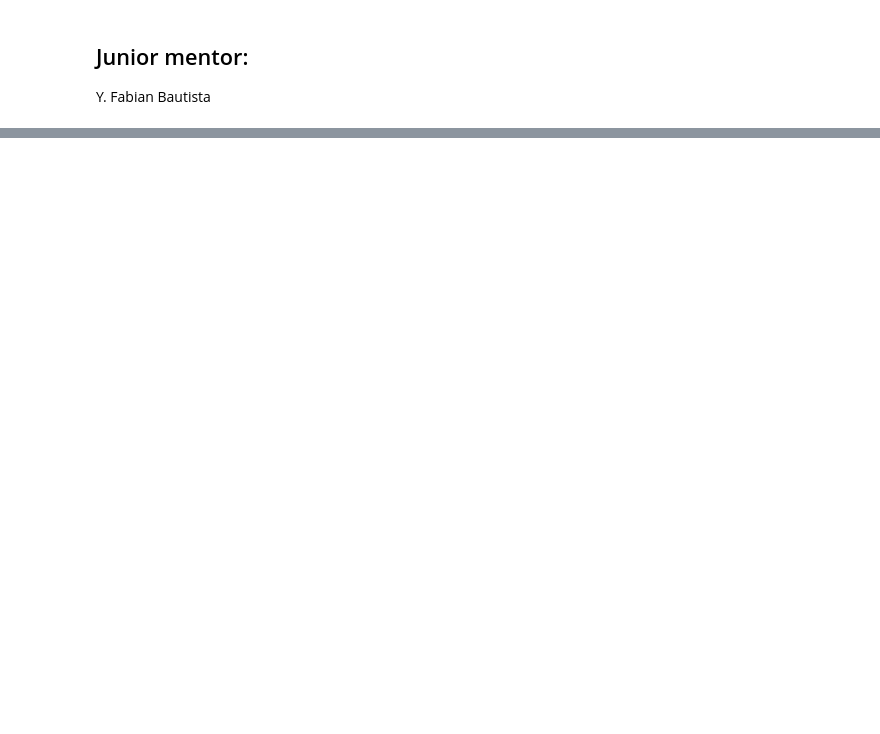
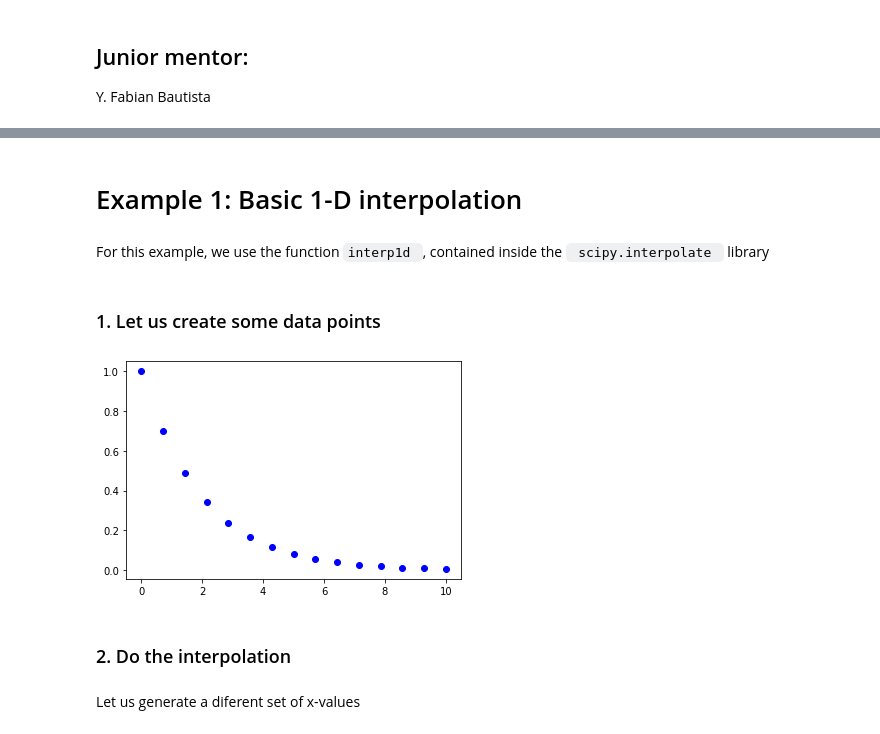
Before and after one commit to EXPLORE-for-students/python-tutorials, a Jupyter notebook: Tutorial 2/Tutorial_2_part_b.ipynb, the cells around one changed output, grey strips where cells are left out. Saved outputs shown, nothing was run; the diff lists cells and outputs as text; code cells hidden in the pictures; blank space fills up the shorter version.

Commit message:
rename tutorial_2_part_b to tutorial_2_part_c and create tutorial_2_part_b on interpolations

```diff
--- a/Tutorial 2/Tutorial_2_part_b.ipynb
+++ b/Tutorial 2/Tutorial_2_part_b.ipynb
@@ -699,0 +25,4 @@ The fit parameters are: A =  1.1728455065985704e-06 , v_0 = 77.57277642496838
+# %% [markdown]
+# Example 1: Basic 1-D interpolation
+# %% [markdown]
+For this example, we use the function <code>interp1d </code>, contained inside the  <code> scipy.interpolate </code>  <a https="https://docs.scipy.org/doc/scipy/reference/generated/scipy.interpolate.interp1d.html#scipy.interpolate.interp1d"> library </a>
@@ -699,0 +34,14 @@ The fit parameters are: A =  1.1728455065985704e-06 , v_0 = 77.57277642496838
+# %% [markdown]
+### 1. Let us create some data points
+# %%
+x = np.linspace(0,10,15)
+y = np.exp(-x/2)
+# %%
+py.figure(1)
+py.clf()
+py.plot(x,y,'bo')
+py.show()
+# %% [output]
+[figure, added]
+# %% [markdown]
+### 2. Do the interpolation
@@ -699,0 +52,2 @@ The fit parameters are: A =  1.1728455065985704e-06 , v_0 = 77.57277642496838
+# %% [markdown]
+Let us generate a diferent set of x-values
```
Also changed, not shown: parts of 200 cells of this notebook, 1 other file.
